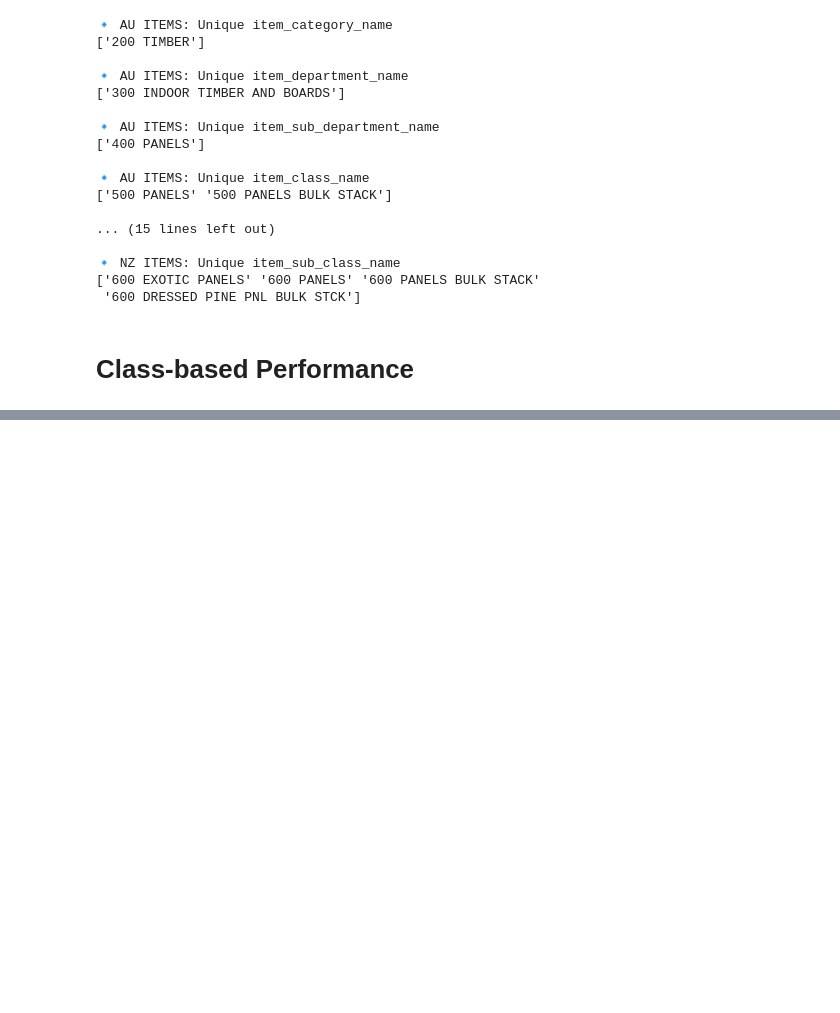
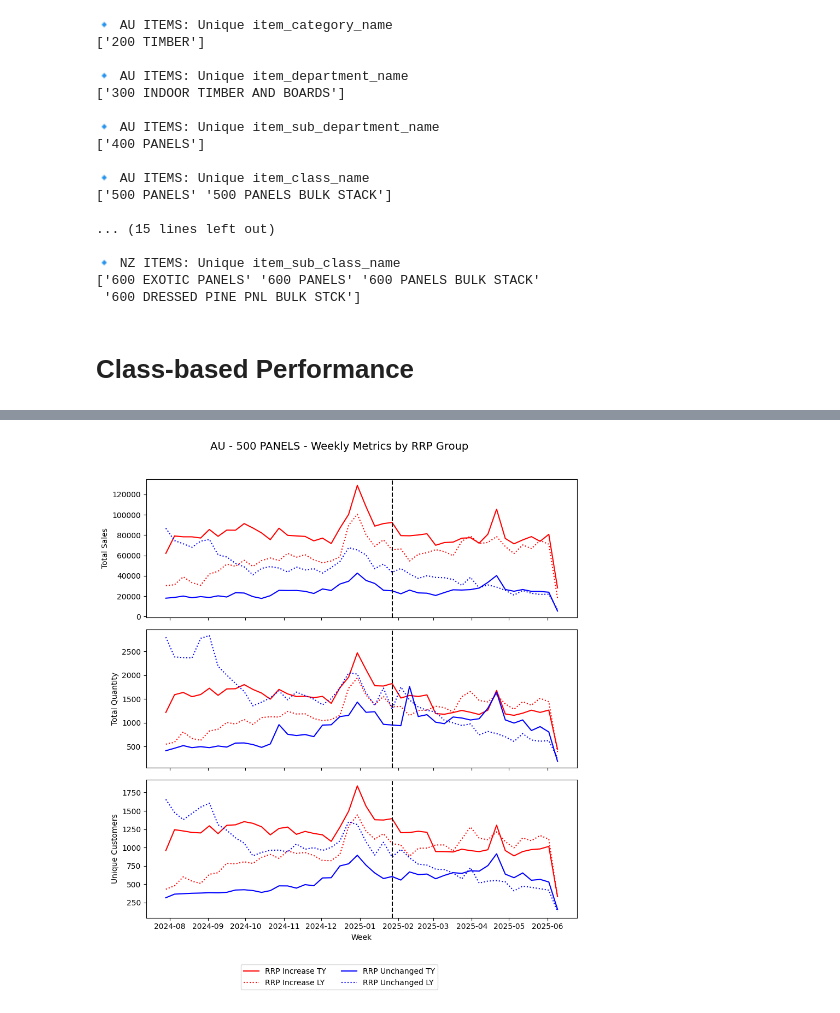
Before and after one commit to Meiji-Tran/Merch-Insights, a Jupyter notebook: Price increase timber panels/test.ipynb, the cells around one changed output, grey strips where cells are left out. Cells and saved outputs as stored; diff of their text form; code cells hidden in the pictures; blank space fills up the shorter version.

Commit message:
combined au&nz

```diff
--- a/Price increase timber panels/test.ipynb
+++ b/Price increase timber panels/test.ipynb
@@ -112,2 +131,0 @@ start_rrp_date_LY = "2024-01-27"
-# %%
-country = "'AU'"
@@ -166,17 +131,0 @@ print(df_class_transactions_LY.head())
-# %%
-# Clean and prep function with cutoff_date passed separately
-def prepare_df(df, au_items_enriched, cutoff_date, label):
-    df.columns = df.columns.str.strip().str.lower().str.replace(' ', '_')
-    df['item_number'] = df['item_number'].astype(str).str.zfill(7)
-    df['week_start'] = pd.to_datetime(df['week_start'])
-    df['rrp_increase'] = df['item_number'].isin(au_items_enriched['item_number']).map({True: 'Yes', False: 'No'})
-    df['period'] = df['week_start'].apply(lambda x: 'Pre' if x < pd.to_datetime(cutoff_date) else 'Post')
-    df['year_label'] = label
-    return df
-
-# Apply with correct cutoff for each
-df_class_transactions = prepare_df(df_class_transactions, au_items_enriched, start_rrp_date, 'This Year')
-df_class_transactions_LY = prepare_df(df_class_transactions_LY, au_items_enriched, start_rrp_date_LY, 'Last Year')
-
-# Combine datasets
-df_all = pd.concat([df_class_transactions, df_class_transactions_LY], ignore_index=True)
@@ -421,0 +178,63 @@ yoy_summary_table
+# %%
+# Define plot settings
+plot_colors = {'Yes': 'red', 'No': 'blue'}
+line_styles = {'This Year': 'solid', 'Last Year': 'dotted'}
+
+# Storage
+df_all_combined = []
+formatted_class_summaries = []
+yoy_summary_rows = []
+
+# Plot and summarise per class and country
+for (country, class_name), df_class in df_all.groupby(['country', 'item_class_name']):
+    df_weekly = df_class.groupby([
+        'week_start', 'rrp_increase', 'year_label'
+    ])[['total_sales', 'total_quantity', 'unique_customers']].sum().reset_index()
+
+    df_summary = df_class.groupby([
+        'country', 'item_class_name', 'rrp_increase', 'period', 'year_label'
+    ])[['total_sales', 'total_quantity', 'unique_customers']].sum().reset_index().round(2)
+
+    df_summary['rrp_order'] = df_summary['rrp_increase'].map({'Yes': 0, 'No': 1})
+    df_summary['period_order'] = df_summary['period'].map({'Pre': 0, 'Post': 1})
+    df_summary['year_order'] = df_summary['year_label'].map({'This Year': 0, 'Last Year': 1})
+    df_summary = df_summary.sort_values(
+        by=['country', 'item_class_name', 'rrp_order', 'period_order', 'year_order']
+    ).drop(columns=['rrp_order', 'period_order', 'year_order'])
+    formatted_class_summaries.append(df_summary)
+
+    fig, axes = plt.subplots(3, 1, figsize=(9, 10), sharex=True)
+    fig.suptitle(f"{country} - {class_name} - Weekly Metrics by RRP Group", fontsize=14)
+
+    for ax, metric in zip(axes, ['total_sales', 'total_quantity', 'unique_customers']):
+        for rrp_status in ['Yes', 'No']:
+            for year_label in ['This Year', 'Last Year']:
+                group = df_weekly[(df_weekly['rrp_increase'] == rrp_status) & (df_weekly['year_label'] == year_label)]
+                x = group['week_start'] + pd.Timedelta(weeks=52) if year_label == 'Last Year' else group['week_start']
+                ax.plot(
+                    x, group[metric],
+                    color=plot_colors[rrp_status],
+                    linestyle=line_styles[year_label]
+                )
+        ax.axvline(pd.to_datetime(cfg['start_rrp_date']), color='black', linestyle='--')
+        ax.set_ylabel(metric.replace('_', ' ').title())
+
+    axes[-1].set_xlabel("Week")
+    fig.legend(
+        handles=[
+            mlines.Line2D([], [], color='red', linestyle='solid', label='RRP Increase TY'),
+            mlines.Line2D([], [], color='red', linestyle='dotted', label='RRP Increase LY'),
+            mlines.Line2D([], [], color='blue', linestyle='solid', label='RRP Unchanged TY'),
+            mlines.Line2D([], [], color='blue', linestyle='dotted', label='RRP Unchanged LY')
+        ],
+        loc='lower center', bbox_to_anchor=(0.5, -0.03), ncol=2
+    )
+
+    plt.tight_layout(rect=[0, 0.05, 1, 0.96])
+    plt.show()
+
+# Combine summary tables
+final_summary_table = pd.concat(formatted_class_summaries, ignore_index=True)
+final_summary_table
+# %% [output]
+[figure, added]
```
Also changed, not shown: parts of 15 cells of this notebook, 1 other file.
